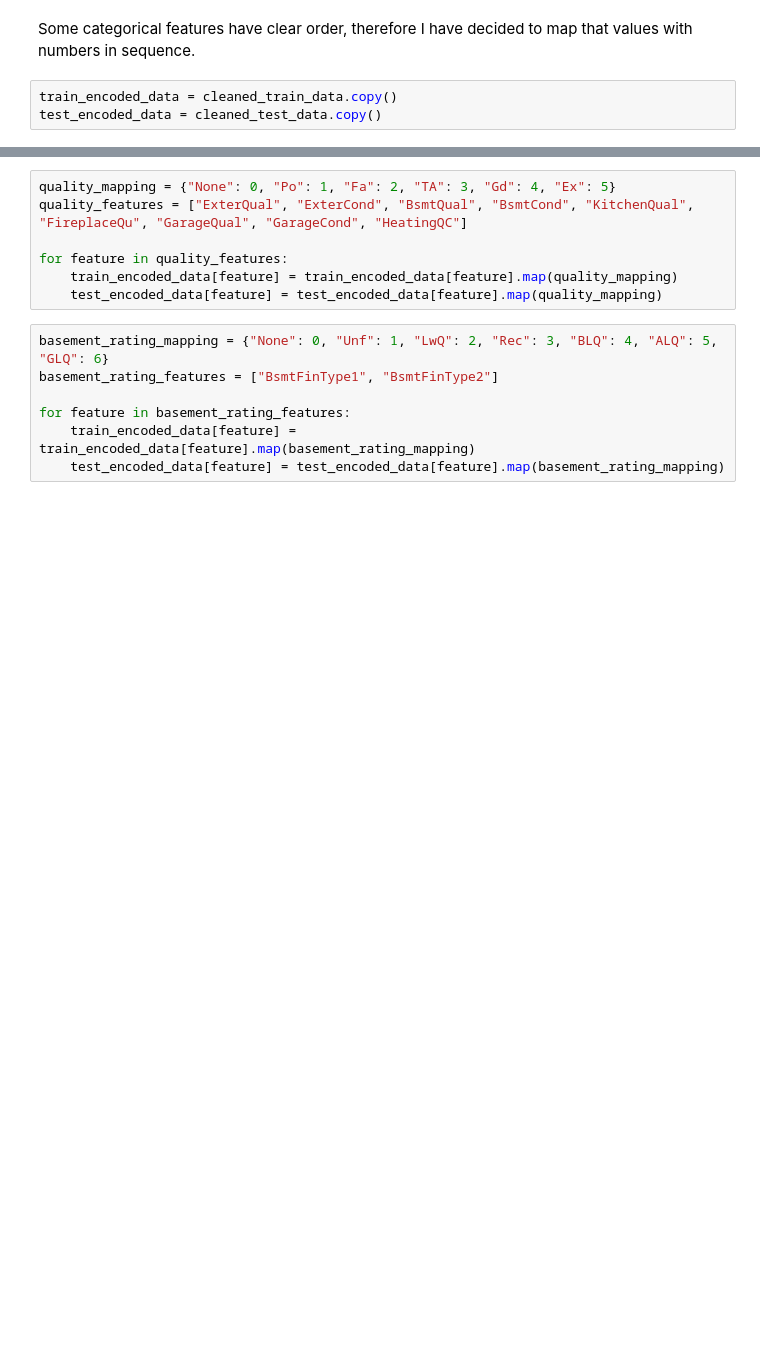
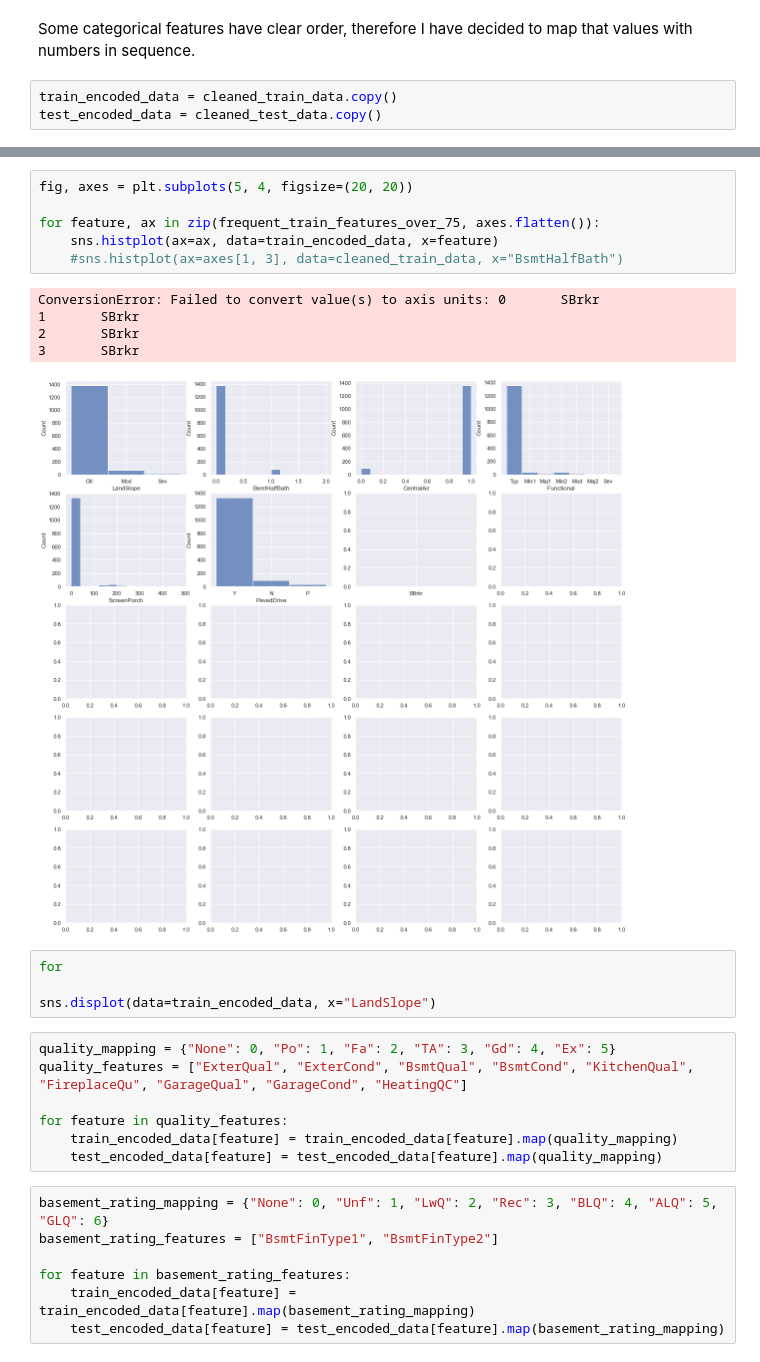
Before and after one commit to Gedas-LT/kaggle-ames-house-prices, a Jupyter notebook: predictions.ipynb, the cells around one changed output, grey strips where cells are left out. Saved outputs shown, nothing was run; the diff lists cells and outputs as text; blank space fills up the shorter version.

```diff
--- a/predictions.ipynb
+++ b/predictions.ipynb
@@ -186,3 +233,19 @@ test_encoded_data = cleaned_test_data.copy()
+# %%
+fig, axes = plt.subplots(5, 4, figsize=(20, 20))
+
+for feature, ax in zip(frequent_train_features_over_75, axes.flatten()):
+    sns.histplot(ax=ax, data=train_encoded_data, x=feature)
+    #sns.histplot(ax=axes[1, 3], data=cleaned_train_data, x="BsmtHalfBath")
+# %% [output]
+ConversionError: Failed to convert value(s) to axis units: 0       SBrkr
+1       SBrkr
+2       SBrkr
+3       SBrkr
+[figure, added]
+# %%
+for
+
+sns.displot(data=train_encoded_data, x="LandSlope")
 # %%
 quality_mapping = {"None": 0, "Po": 1, "Fa": 2, "TA": 3, "Gd": 4, "Ex": 5}
 quality_features = ["ExterQual", "ExterCond", "BsmtQual", "BsmtCond", "KitchenQual", "FireplaceQu", "GarageQual", "GarageCond", "HeatingQC"]
```
Also changed, not shown: parts of 8 cells of this notebook.
